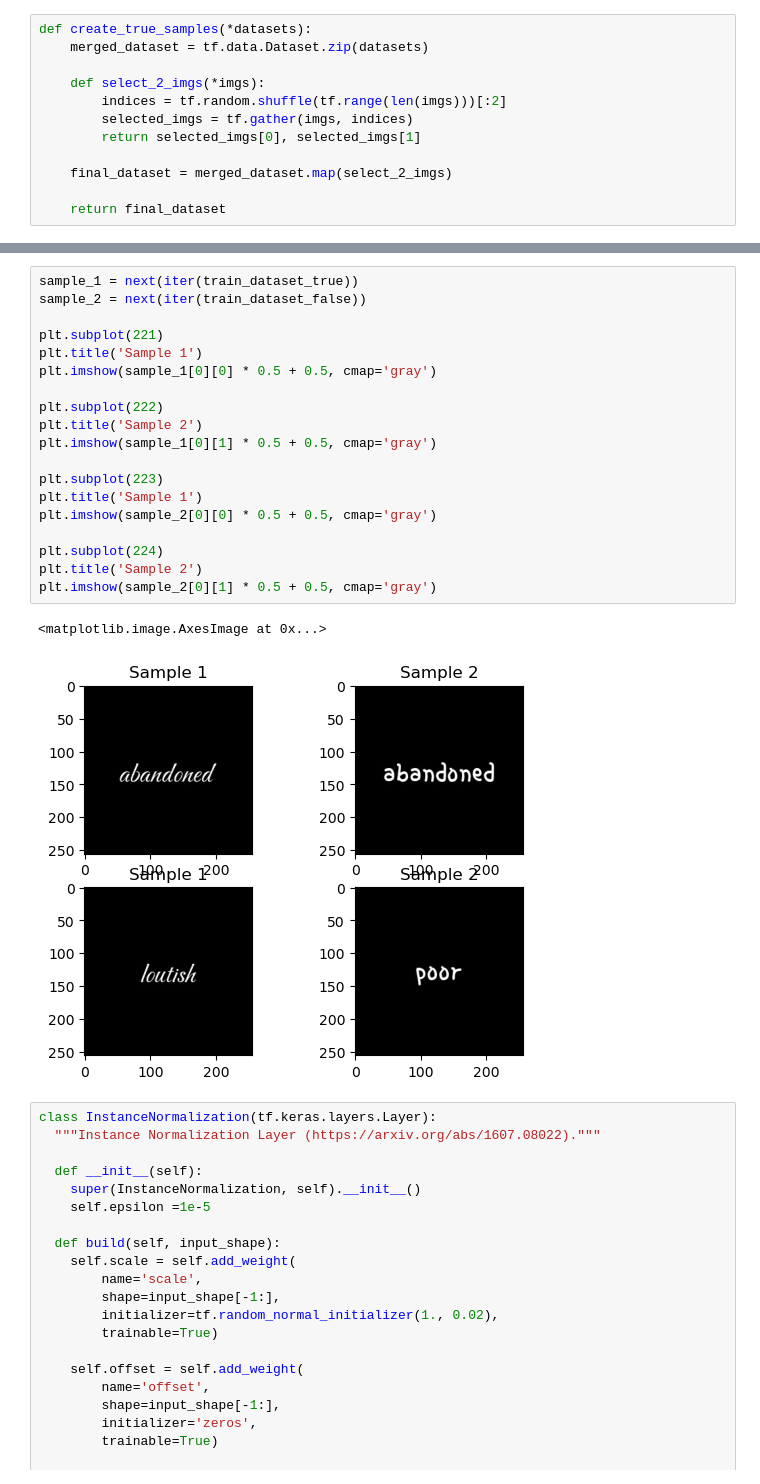
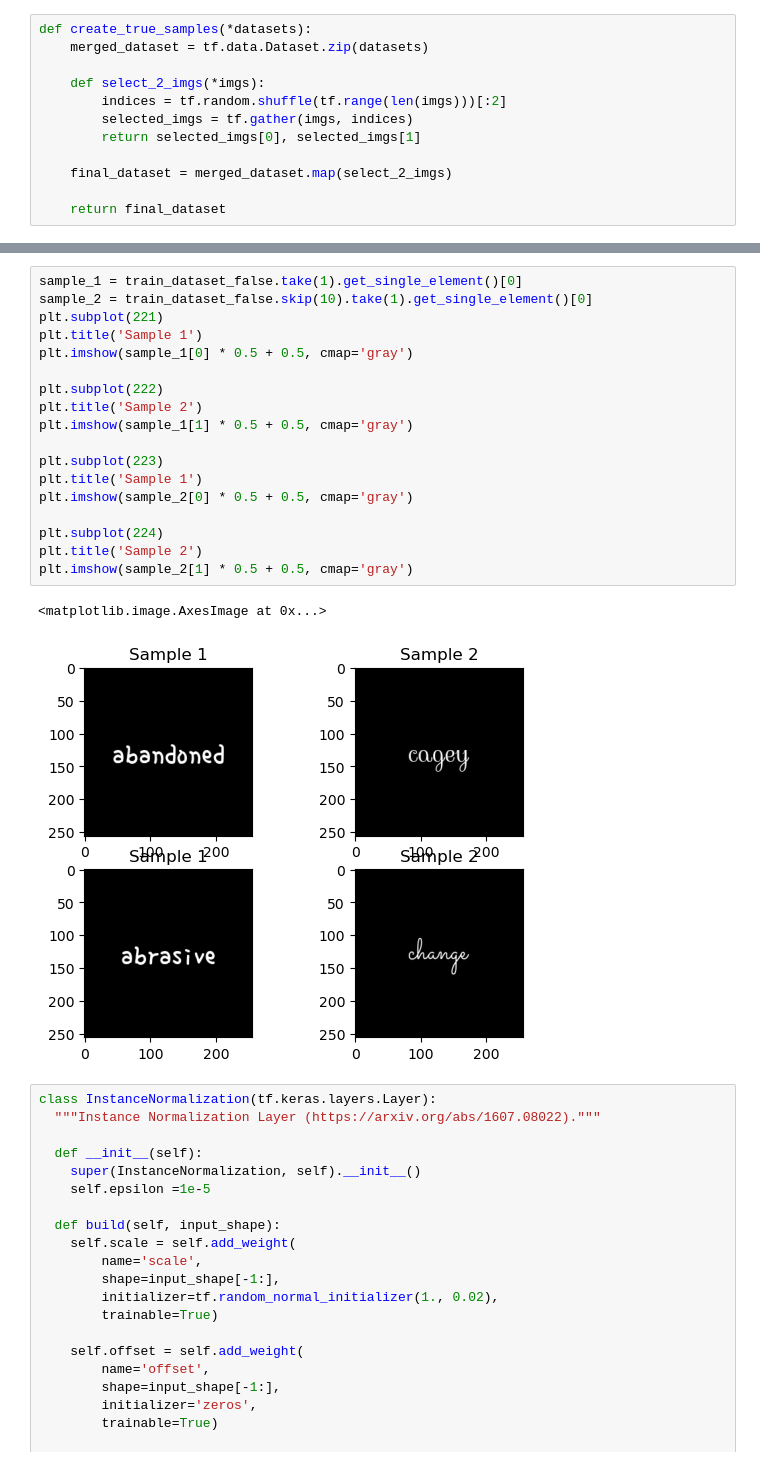
Before and after one commit to Fabro2701/I2I-Font, a Jupyter notebook: src/img_comparison.ipynb, the cells around one changed output, grey strips where cells are left out. Saved outputs shown, nothing was run; the diff lists cells and outputs as text.

```diff
--- a/src/img_comparison.ipynb
+++ b/src/img_comparison.ipynb
@@ -79,25 +93,24 @@ plt.imshow(sample_2[1] * 0.5 + 0.5, cmap='gray')
-# %%
-sample_1 = next(iter(train_dataset_true))
-sample_2 = next(iter(train_dataset_false))
-
-plt.subplot(221)
-plt.title('Sample 1')
-plt.imshow(sample_1[0][0] * 0.5 + 0.5, cmap='gray')
-
-plt.subplot(222)
-plt.title('Sample 2')
-plt.imshow(sample_1[0][1] * 0.5 + 0.5, cmap='gray')
-
-plt.subplot(223)
-plt.title('Sample 1')
-plt.imshow(sample_2[0][0] * 0.5 + 0.5, cmap='gray')
-
-plt.subplot(224)
-plt.title('Sample 2')
-plt.imshow(sample_2[0][1] * 0.5 + 0.5, cmap='gray')
-# %% [output]
-<matplotlib.image.AxesImage at 0x...>
-[figure, removed]
+# %%
+sample_1 = train_dataset_false.take(1).get_single_element()[0]
+sample_2 = train_dataset_false.skip(10).take(1).get_single_element()[0]
+plt.subplot(221)
+plt.title('Sample 1')
+plt.imshow(sample_1[0] * 0.5 + 0.5, cmap='gray')
+
+plt.subplot(222)
+plt.title('Sample 2')
+plt.imshow(sample_1[1] * 0.5 + 0.5, cmap='gray')
+
+plt.subplot(223)
+plt.title('Sample 1')
+plt.imshow(sample_2[0] * 0.5 + 0.5, cmap='gray')
+
+plt.subplot(224)
+plt.title('Sample 2')
+plt.imshow(sample_2[1] * 0.5 + 0.5, cmap='gray')
+# %% [output]
+<matplotlib.image.AxesImage at 0x...>
+[figure, added]
 # %%
 class InstanceNormalization(tf.keras.layers.Layer):
   """Instance Normalization Layer (https://arxiv.org/abs/1607.08022)."""
```
Also changed, not shown: parts of 11 cells of this notebook.
